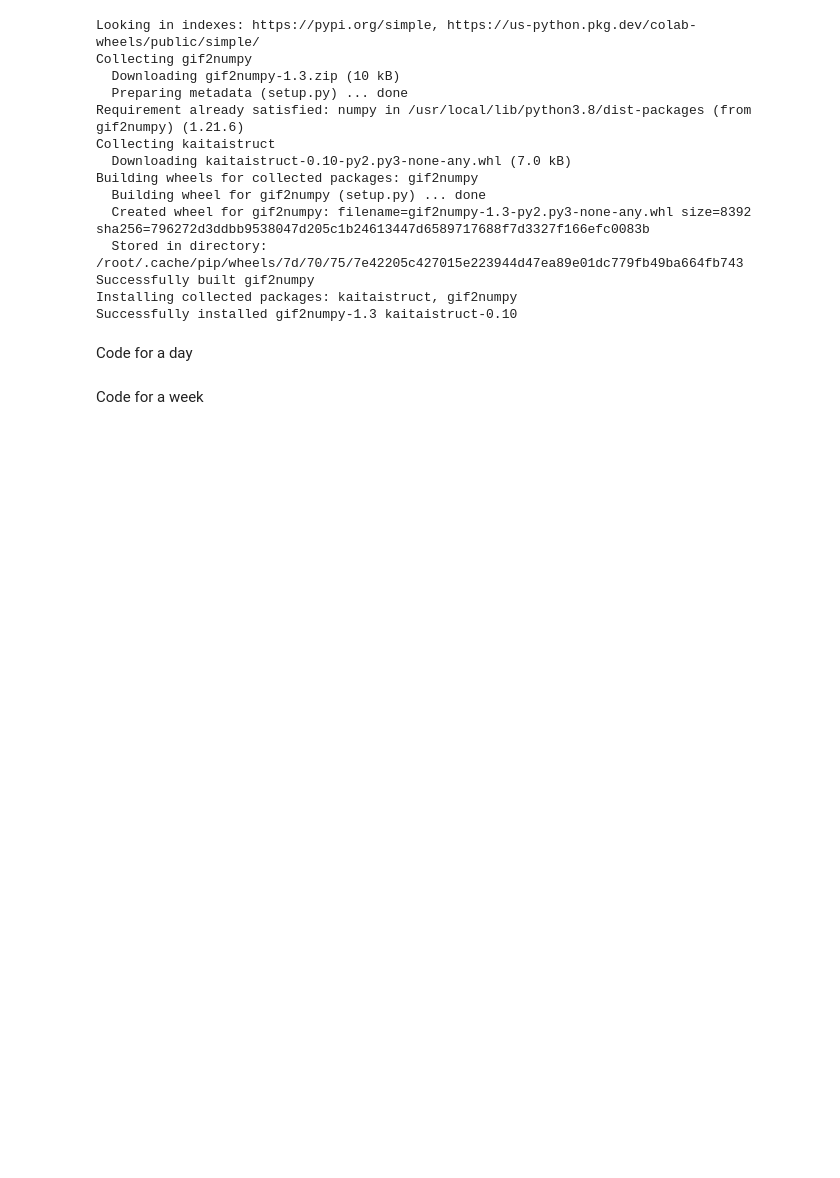
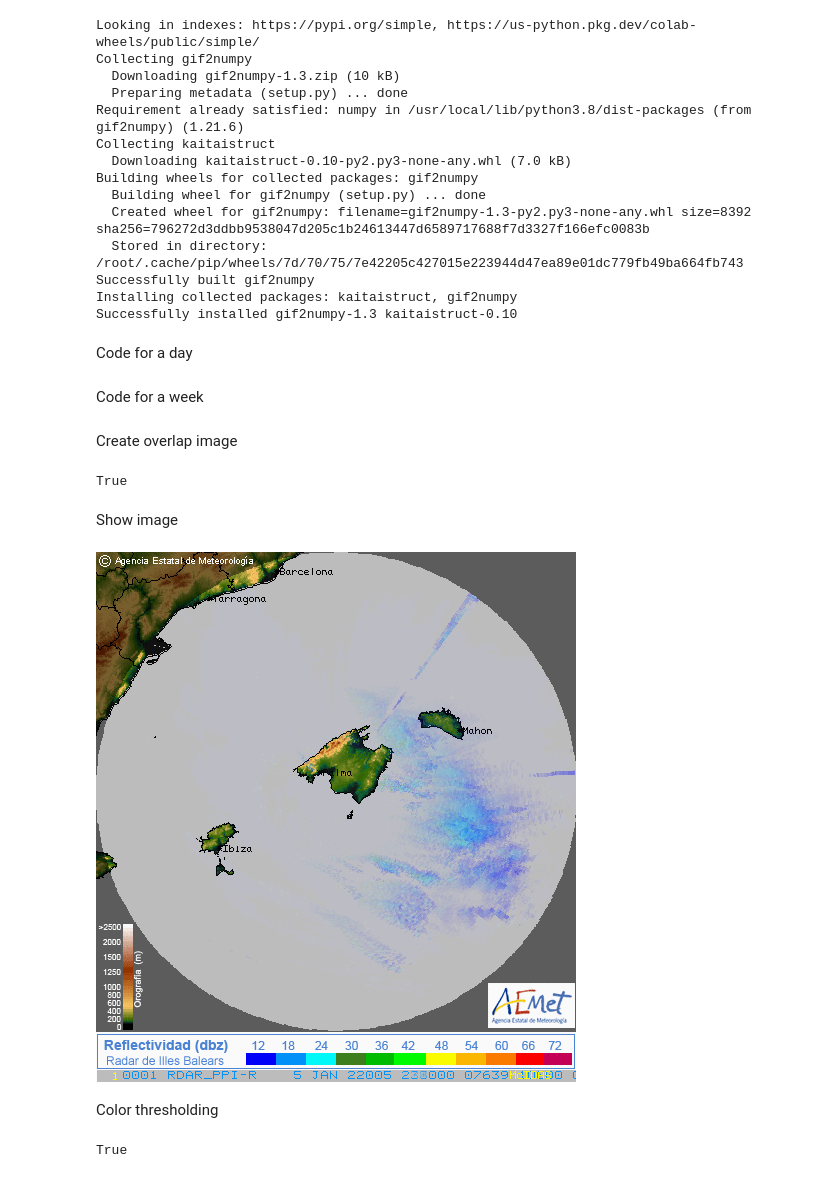
Before and after one commit to melihkurtaran/DNA_hackathon, a Jupyter notebook: ImagesToVideo.ipynb, the cells around one changed output. Saved outputs shown, nothing was run; the diff lists cells and outputs as text; code cells hidden in the pictures; blank space fills up the shorter version.

Commit message:
color thresholding

```diff
--- a/ImagesToVideo.ipynb
+++ b/ImagesToVideo.ipynb
@@ -26,12 +28,8 @@ import gif2numpy
 # %% [markdown]
 Code for a day
 # %%
-import cv2
-import glob
-import gif2numpy
-
 # List all the .gif files in the directory
-files = glob.glob('aemet_pm_20220101*.gif')
+files = glob.glob('aemet_pm_20220105*.gif')
 files.sort()  # Sort the files in order
 
 # Convert the first .gif file to get the frame size
@@ -74,3 +72,64 @@ for file in files:
 
 # Release the video writer object
 video.release()
+# %% [markdown]
+Create overlap image
+# %%
+# List all the .gif files in the directory
+files = glob.glob('aemet_pm_20220105*.gif')
+files.sort()  # Sort the files in order
+
+# Convert the first .gif file to get the frame size
+frames, extensions, image_specs = gif2numpy.convert(files[0])
+height, width, layers = frames[0].shape
+
+# Create an empty image with the same size as the frames
+final_image = np.zeros((height, width, layers), dtype=np.uint8)
+
+# Loop through all the files and add them to the final image
+for file in files:
+    frames, extensions, image_specs = gif2numpy.convert(file)
+    for frame in frames:
+        final_image = cv2.addWeighted(final_image, 0.5, frame, 0.5, 0)
+
+# Save the final image
+cv2.imwrite("2022PalmaJanuary5.png", final_image)
+# %% [output]
+True
+# %% [markdown]
+Show image
+# %%
+cv2_imshow(final_image)
+# %% [output]
+[figure, added]
+# %% [markdown]
+Color thresholding
+# %%
+# Define the color threshold
+lower_blue = np.array([94,58,96])
+upper_blue = np.array([130,255,255])
+
+# List all the .gif files in the directory
+files = glob.glob('aemet_pm_20220105*.gif')
+files.sort()  # Sort the files in order
+
+# Convert the first .gif file to get the frame size
+frames, extensions, image_specs = gif2numpy.convert(files[0])
+height, width, layers = frames[0].shape
+
+# Create an empty image with the same size as the frames
+final_image = np.zeros((height, width, layers), dtype=np.uint8)
+
+# Loop through all the files and add them to the final image
+for file in files:
+    frames, extensions, image_specs = gif2numpy.convert(file)
+    for frame in frames:
+        hsv = cv2.cvtColor(frame, cv2.COLOR_BGR2HSV)
+        mask = cv2.inRange(hsv, lower_blue, upper_blue)
+        res = cv2.bitwise_and(frame, frame, mask=mask)
+        final_image = cv2.addWeighted(final_image, 0.5, res, 0.5, 0)
+
+# Save the final image
+cv2.imwrite("2022PalmaJanuary5.png", final_image)
+# %% [output]
+True
```
Also changed, not shown: parts of 5 cells of this notebook.
